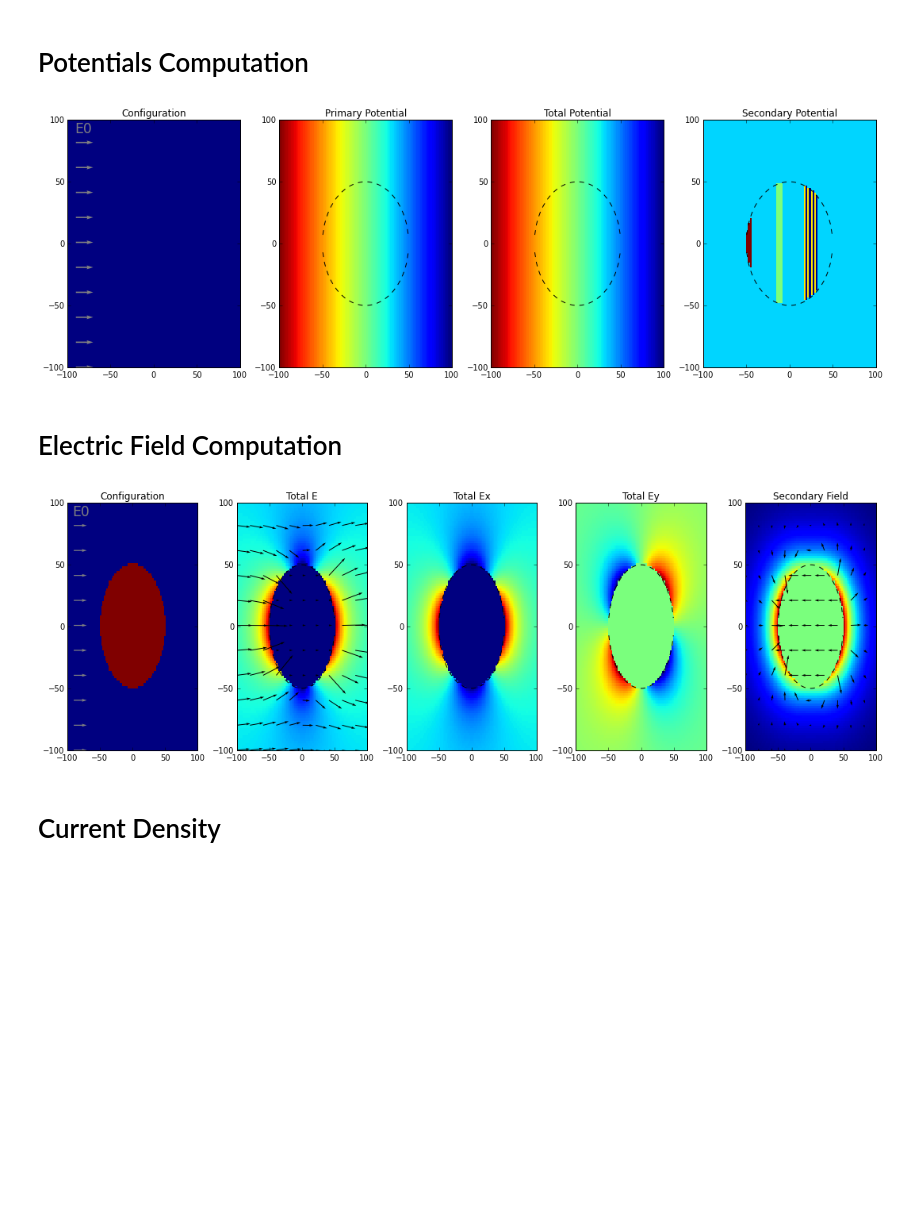
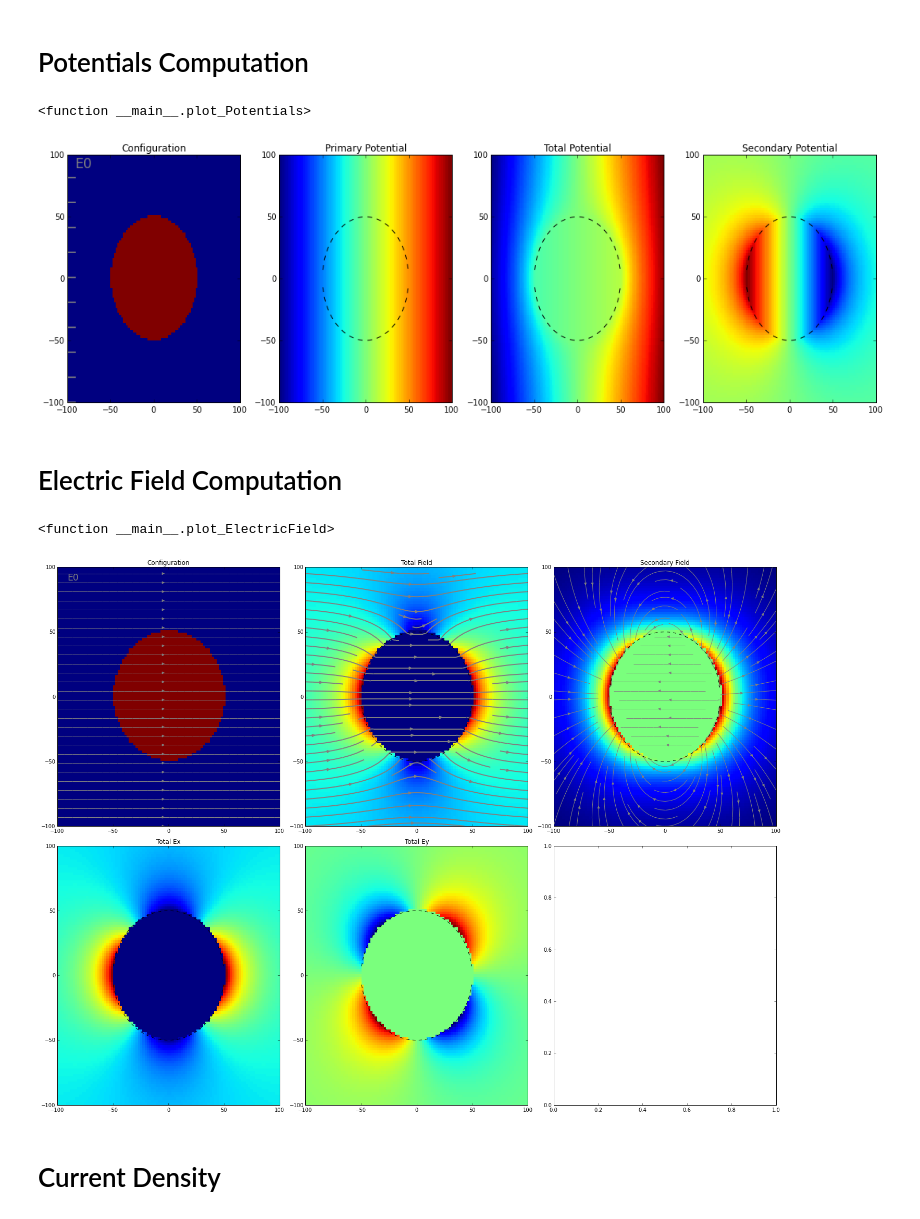
Before and after one commit to geoscixyz/em, a Jupyter notebook: examples/sphere/ElectrostaticSphere.ipynb, the cells around one changed output. Cells and saved outputs as stored; diff of their text form; code cells hidden in the pictures; blank space fills up the shorter version.

```diff
--- a/examples/sphere/ElectrostaticSphere.ipynb
+++ b/examples/sphere/ElectrostaticSphere.ipynb
@@ -53,11 +22,9 @@ print 1./3.
 sig0 = 10.        # conductivity of the wholespace
 sig1 = 100.           # conductivity of the sphere
 R    = 50.          # radius of the sphere
-E0   = 1.           # inducing field strength
+E0   = -1.           # inducing field strength
 xr = np.linspace(-2.*R, 2.*R, 100)
 yr = xr.copy()
-xrr = xr[::10]
-yrr = yr[::10]
 zr = np.r_[0] # identical to saying `zr = np.array([0])`
 XYZ = ndgrid(xr,yr,zr) #Half-Space Definition
 # d    = 2           # mesh spacing
@@ -70,13 +37,15 @@ def get_Conductivity(XYZ,sig0,sig1,R):
     x,y,z = XYZ[:,0],XYZ[:,1],XYZ[:,2]
     r_view=r(x,y,z)
 
-    int0= (r_view>R)
-    int1= (r_view<=R)
+    ind0= (r_view>R)
+    ind1= (r_view<=R)
+
+    assert (ind0 + ind1).all(), 'Some indicies not included'
 
     Sigma = np.zeros_like(x)
 
-    Sigma[int0]=sig0
-    Sigma[int1]=sig1
+    Sigma[ind0]=sig0
+    Sigma[ind1]=sig1
 
     return Sigma
 # %% [markdown]
@@ -117,9 +86,10 @@ def get_Primary_Potential(XYZ,sig0,sig1,R,E0):
 # Interactive tool to visualise the primary, secondary and total potentials
 
 R_slider = FloatSlider(min=0., max =50., step=10.,value=50.)
-S_slider = FloatSlider(min=1., max =100., step=1.,value=100.)
+S1_slider = FloatSlider(min=1., max =100., step=1.,value=100.)
+S0_slider = FloatSlider(min=1., max =100., step=1.,value=10.)
 
-def plot_Potentials(R,sig1):
+def plot_Potentials(R,sig1,sig0):
     Sigma = get_Conductivity(XYZ,sig0,sig1,R)
     Vt,Vp,Vs = get_Potential(XYZ,sig0,sig1,R,E0)
     #Vp = get_Primary_Potential(XYZ,sig0,sig1,R,E0)
@@ -148,9 +118,10 @@ def plot_Potentials(R,sig1):
 
     plt.tight_layout()
 
-interact(plot_Potentials, R=R_slider, sig1=S_slider)
+interact(plot_Potentials, R=R_slider, sig1=S1_slider, sig0=S0_slider)
 # %% [output]
+<function __main__.plot_Potentials>
-[figure, old version]
+[figure, new version]
 # %% [markdown]
 # Electric Field Computation
 # %%
@@ -187,57 +158,67 @@ def get_ElectricField (XYZ,sig0,sig1,R,E0):
 #Interavtice visualisation of the Electric Field
 
 R_slider = FloatSlider(min=0., max =50., step=10., value=50.)
-S_slider = FloatSlider(min=1., max =100., step=1.,value=100.)
+S1_slider = FloatSlider(min=1., max =100., step=1.,value=100.)
+S0_slider = FloatSlider(min=1., max =100., step=1.,value=10.)
+E0_slider = FloatSlider(min=-10., max =10., step=2., value=1.)
 
-def plot_ElectricField(R,sig1):
+def plot_ElectricField(R,sig1,sig0,E0):
 
     Sigma = get_Conductivity(XYZ,sig0,sig1,R)
     Et, Ep, Es = get_ElectricField(XYZ,sig0,sig1,R,E0)
 
     xcirc = xr[np.abs(xr) <= R]
 
+    EtXr = Et[:,0].reshape(xr.size, yr.size)
+    EtYr = Et[:,1].reshape(xr.size, yr.size)
+    EtZr = Et[:,2].reshape(xr.size, yr.size)
+
     ESXr = Es[:,0].reshape(xr.size, yr.size)
     ESYr = Es[:,1].reshape(xr.size, yr.size)
     ESZr = Es[:,2].reshape(xr.size, yr.size)
-    ESX,ESY,ESZ=ESXr[::10,::10], ESYr[::10,::10], ESZr[::10,::10]
 
-    EtXr = Et[:,0].reshape(xr.size, yr.size)
-    EtYr = Et[:,1].reshape(xr.size, yr.size)
-    EtZr = Et[:,2].reshape(xr.size, yr.size)
-    EtX,EtY,EtZ=EtXr[::10,::10], EtYr[::10,::10], EtZr[::10,::10]
-
-    xrr,yrr = xr[::10], yr[::10]
-
-    fig,ax = plt.subplots(1,5,figsize=(15,5))
+    fig,ax = plt.subplots(2,3,figsize=(20,15))
+    ax=mkvc(ax)
 
     ax[0].pcolor(xr,yr,Sigma.reshape(xr.size, yr.size))
-    ax[0].quiver(np.zeros_like(xrr)-90,yrr,E0,0,angles='xy',scale_units='xy',scale=0.05,color='gray')
+    ax[0].streamplot(xr,yr,Ep[:,0].reshape(xr.size,yr.size),Ep[:,1].reshape(xr.size,yr.size),color='gray')
     #ax[0].plot(xcirc,np.sqrt(R**2-xcirc**2),'--k',xcirc,-np.sqrt(R**2-xcirc**2),'--k')
     ax[0].set_title('Configuration')
     ax[0].annotate('E0',(-90,90),xytext=(-90,90),fontsize='xx-large',color='gray')
+    ax[0].set_xlim([xr.min(),xr.max()])
+    ax[0].set_ylim([yr.min(),yr.max()])
 
-    ax[1].pcolor(xr,yr,np.sqrt(Et[:,0]**2+Et[:,1]**2).reshape(xr.size, yr.size))
-    ax[1].quiver(xrr,yrr,EtX,EtY,angles='xy',scale_units='xy',scale=0.05)
+    ax[2].pcolor(xr,yr,np.sqrt(Et[:,0]**2+Et[:,1]**2).reshape(xr.size, yr.size))
+    ax[2].streamplot(xr,yr,EtXr,EtYr,color='gray',linewidth=2.)#angles='xy',scale_units='xy',scale=0.05)
+    ax[2].plot(xcirc,np.sqrt(R**2-xcirc**2),'--k',xcirc,-np.sqrt(R**2-xcirc**2),'--k')
+    ax[2].set_title('Total Field')
+    ax[2].set_xlim([xr.min(),xr.max()])
+    ax[2].set_ylim([yr.min(),yr.max()])
+
+    ax[1].pcolor(xr,yr,Et[:,0].reshape(xr.size, yr.size))
     ax[1].plot(xcirc,np.sqrt(R**2-xcirc**2),'--k',xcirc,-np.sqrt(R**2-xcirc**2),'--k')
-    ax[1].set_title('Total E')
-
-    ax[2].pcolor(xr,yr,Et[:,0].reshape(xr.size, yr.size))
-    ax[2].plot(xcirc,np.sqrt(R**2-xcirc**2),'--k',xcirc,-np.sqrt(R**2-xcirc**2),'--k')
-    ax[2].set_title('Total Ex')
+    ax[1].set_title('Total Ex')
+    ax[0].set_xlim([xr.min(),xr.max()])
+    ax[0].set_ylim([yr.min(),yr.max()])
 
     ax[3].pcolor(xr,yr,Et[:,1].reshape(xr.size,yr.size))
     ax[3].plot(xcirc,np.sqrt(R**2-xcirc**2),'--k',xcirc,-np.sqrt(R**2-xcirc**2),'--k')
     ax[3].set_title('Total Ey')
+    ax[3].set_xlim([xr.min(),xr.max()])
+    ax[3].set_ylim([yr.min(),yr.max()])
 
     ax[4].pcolor(xr,yr,np.sqrt(Es[:,1]**2+Es[:,0]**2).reshape(xr.size,yr.size))
-    ax[4].quiver(xrr,yrr,ESX,ESY,angles='xy',scale_units='xy',scale=0.05)
+    ax[4].streamplot(xr,yr,ESXr,ESYr,color='gray',linewidth=2.)#,angles='xy',scale_units='xy',scale=0.05)
     ax[4].plot(xcirc,np.sqrt(R**2-xcirc**2),'--k',xcirc,-np.sqrt(R**2-xcirc**2),'--k')
     ax[4].set_title('Secondary Field')
+    ax[4].set_xlim([xr.min(),xr.max()])
+    ax[4].set_ylim([yr.min(),yr.max()])
 
     plt.tight_layout()
 
-interact(plot_ElectricField, R=R_slider, sig1=S_slider)
+interact(plot_ElectricField, R=R_slider, sig1=S1_slider,sig0=S0_slider,E0=E0_slider)
 # %% [output]
+<function __main__.plot_ElectricField>
-[figure, old version]
+[figure, new version]
 # %% [markdown]
 # Current Density
```
Also changed, not shown: parts of 19 cells of this notebook.
